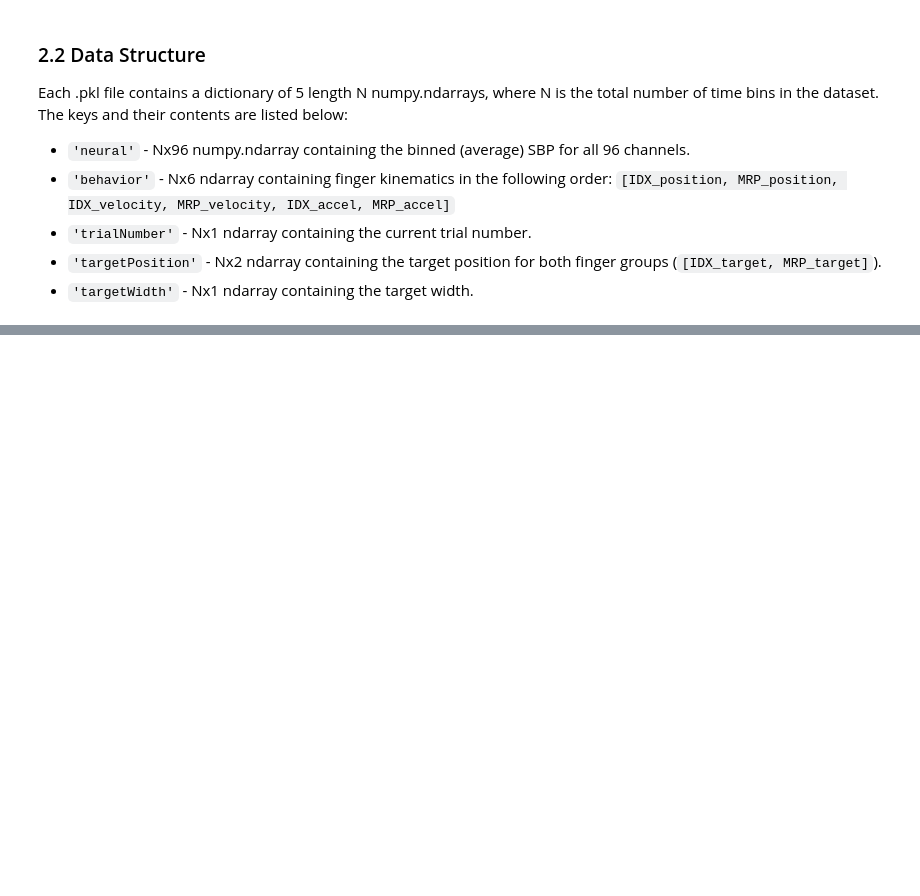
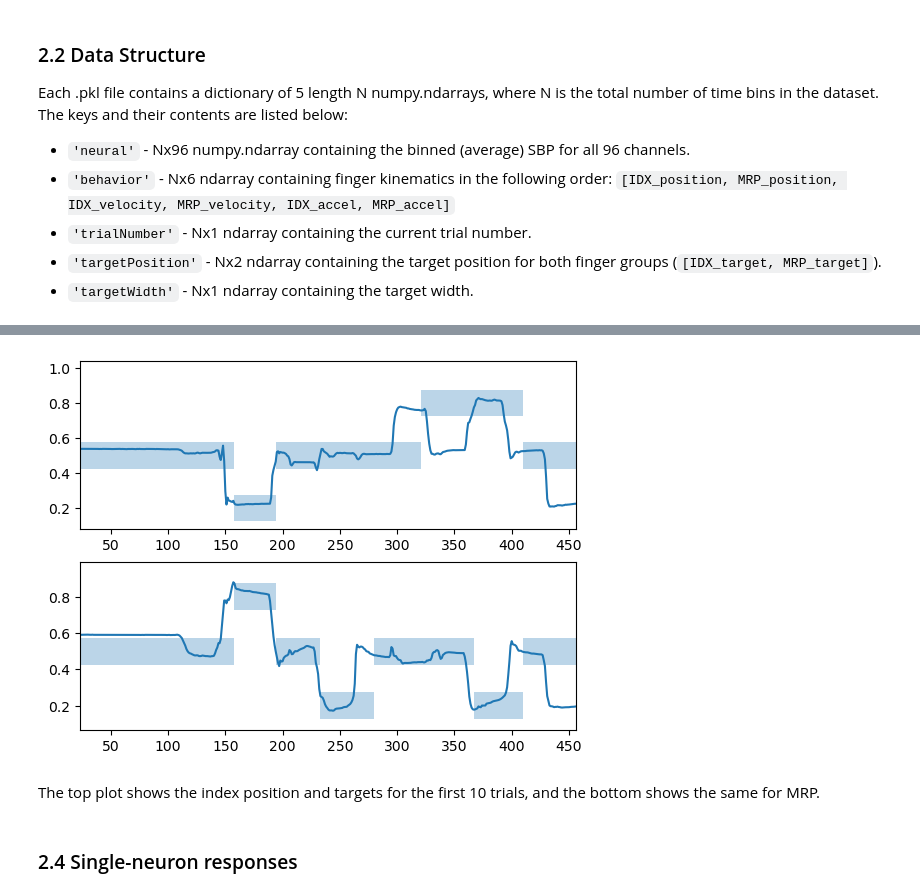
Before and after one commit to chesteklab/EFRI-workshop-2023, a Jupyter notebook: Notebooks/Monkey_Dataset.ipynb, the cells around one changed output, grey strips where cells are left out. Drawn from its saved outputs; the diff is of its cells as text; code cells hidden in the pictures; blank space fills up the shorter version.

```diff
--- a/Notebooks/Monkey_Dataset.ipynb
+++ b/Notebooks/Monkey_Dataset.ipynb
@@ -35,3 +45,8 @@ First, let's load the data and import things we may need.
+# %%
+# load dataset using pickle - assuming you are opening this in the github?
+datapath = os.path.join(os.getcwd(),os.pardir,'Datasets\\co_feats32.pkl')
+with open(datapath, 'rb') as f:
+    data = pickle.load(f)
 # %% [markdown]
 ### 2.2 Data Structure
 
@@ -44,0 +86,34 @@ Each .pkl file contains a dictionary of 5 length N numpy.ndarrays, where N is th
+# %%
+import pdb
+def plottrials(data, finger, starttrial, numtrials, ax):
+    # get list of trials, first index of each, and length of each
+    trials, tidx, tlens = np.unique(r_feats32['trialNumber'], return_index=True, return_counts=True)
+
+    startidx = int(np.argwhere(trials == starttrial)[0])
+    startbin = tidx[startidx]
+    endbin = tidx[startidx+numtrials]
+    #get target location and width for each trial
+    targets = data['targetPosition'][tidx,:]
+    twidths = data['targetWidth'][tidx,:]
+
+    for i in np.arange(startidx,startidx+numtrials):
+        rect = mpl.patches.Rectangle((tidx[i], targets[i,finger] - twidths[i,0]),tlens[i], twidths[i,0]*2, alpha=0.3)
+        ax.add_patch(rect)
+
+    ax.plot(data['behavior'][:,finger])
+    startidx = int(np.argwhere(trials == starttrial)[0])
+    ax.set(xlim=(startbin, endbin))
+
+fig, ax = plt.subplots(2,1)
+
+plottrials(data, 0, 2, 10, ax[0])
+plottrials(data, 1, 2, 10, ax[1])
+plt.show()
+
+#todo - add velocities and acceleration examples to plots?
+# %% [output]
+[figure, added]
+# %% [markdown]
+The top plot shows the index position and targets for the first 10 trials, and the bottom shows the same for MRP.
+# %% [markdown]
+### 2.4 Single-neuron responses
```
Also changed, not shown: parts of 14 cells of this notebook.
